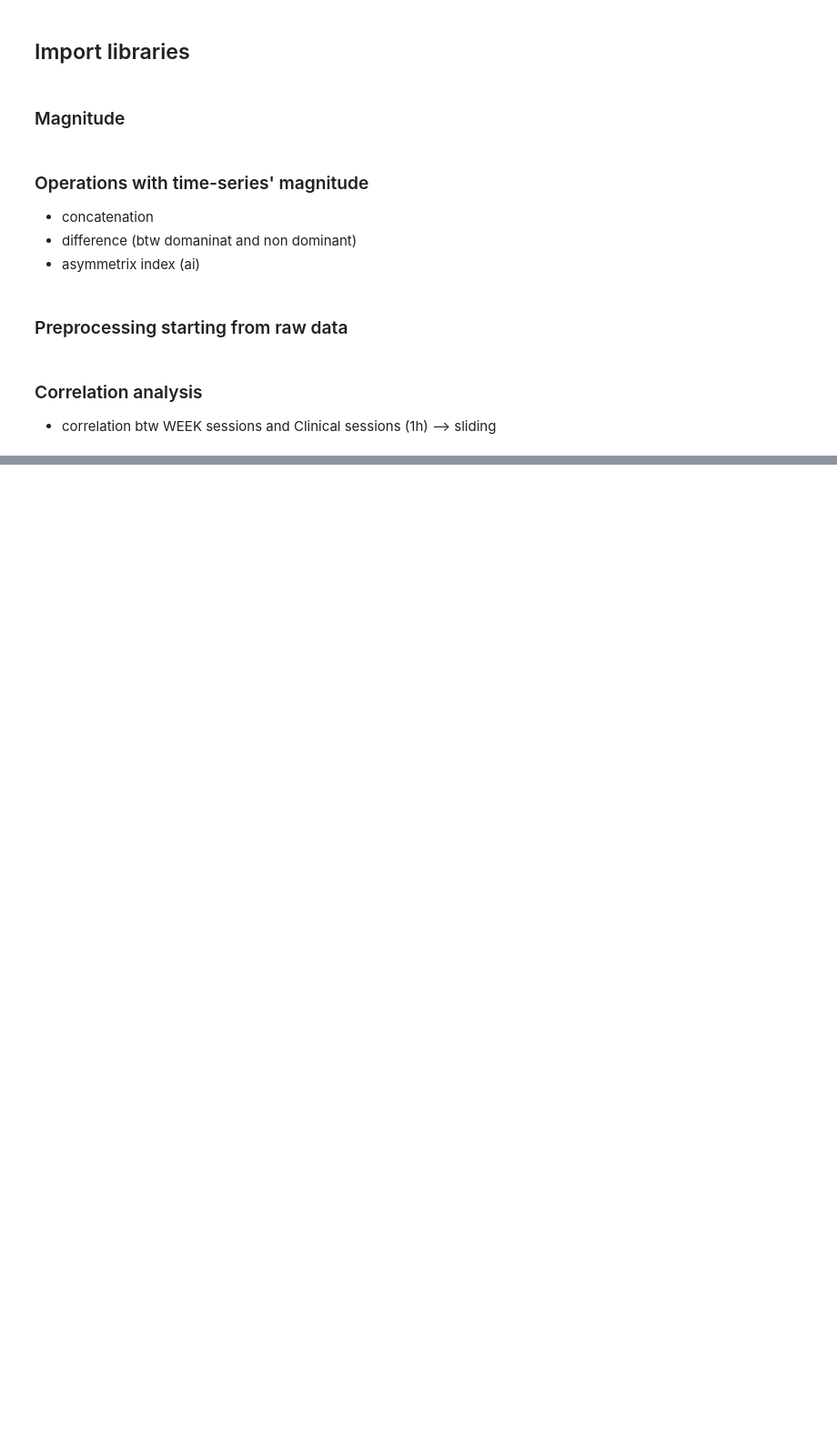
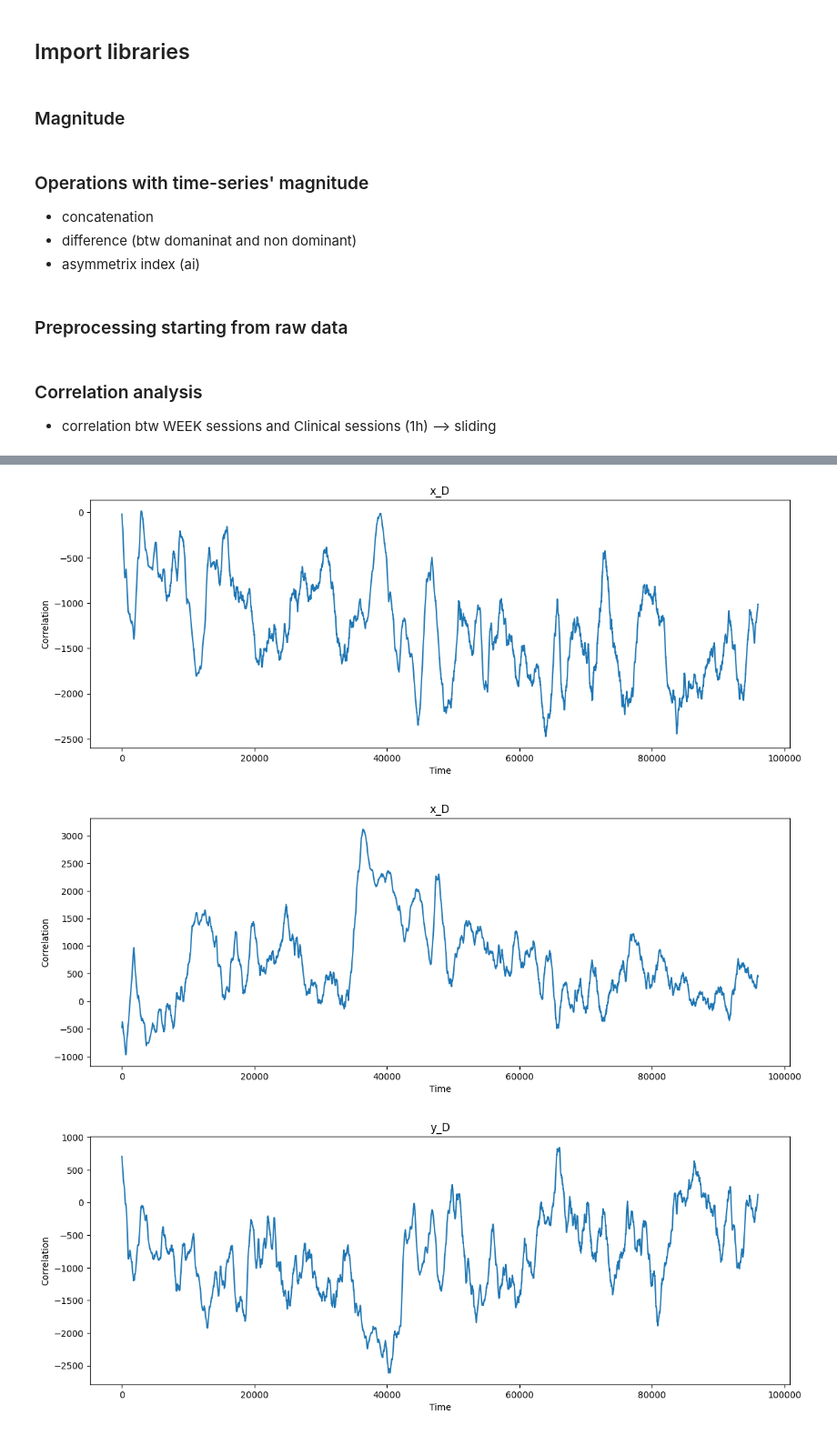
Before and after one commit to KamerC1/Smart_Application_Bio, a Jupyter notebook: notebooks/BaseLinefromBachelor.ipynb, the cells around one changed output, grey strips where cells are left out. Shown at 91% size. Cells and saved outputs as stored; diff of their text form; code cells hidden in the pictures; blank space fills up the shorter version.

```diff
--- a/notebooks/BaseLinefromBachelor.ipynb
+++ b/notebooks/BaseLinefromBachelor.ipynb
@@ -130,0 +202,19 @@ def create_windows(folder, operation_type, WINDOW_SIZE):
+# %%
+# Plotting singularly each axis
+
+
+datasets = [correlation[:,0], correlation[:,1], correlation[:,2], correlation[:,3], correlation[:,4], correlation[:,5]]
+titles = ['x_D', 'x_D', 'y_D', 'z_D', 'x_ND', 'y_ND', 'z_ND']
+
+
+for data, title in zip(datasets, titles):
+    plt.figure(figsize=(14, 5))
+    plt.plot(data)
+    plt.xlabel('Time')
+    plt.ylabel('Correlation')
+    plt.title(title)
+    plt.show()
+# %% [output]
+[figure, added]
+[figure, added]
+[figure, added]
```
Also changed, not shown: parts of 5 cells of this notebook.
